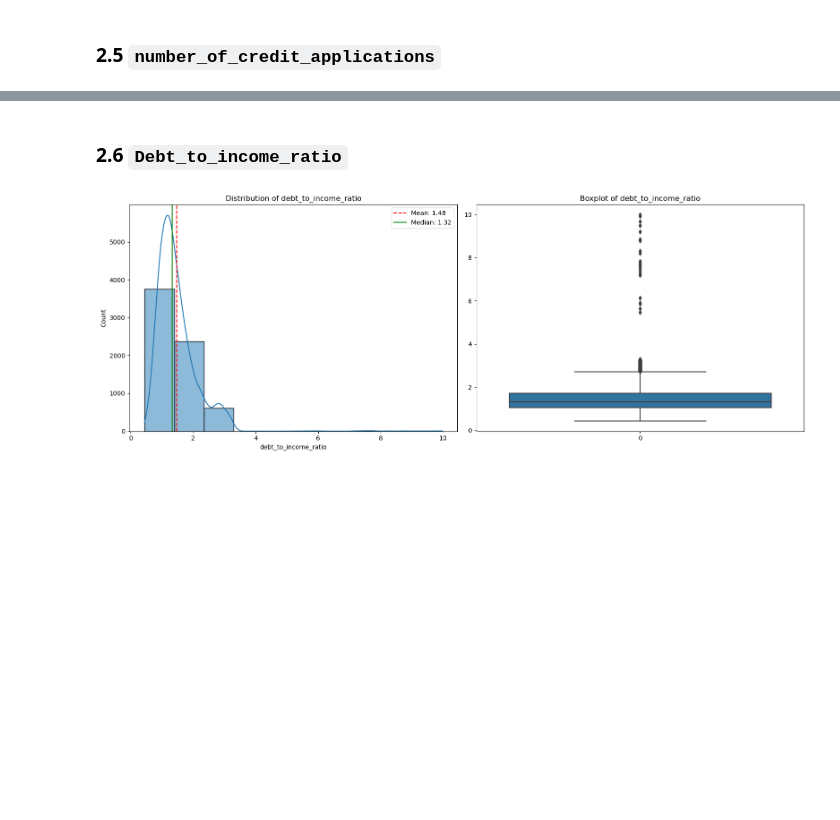
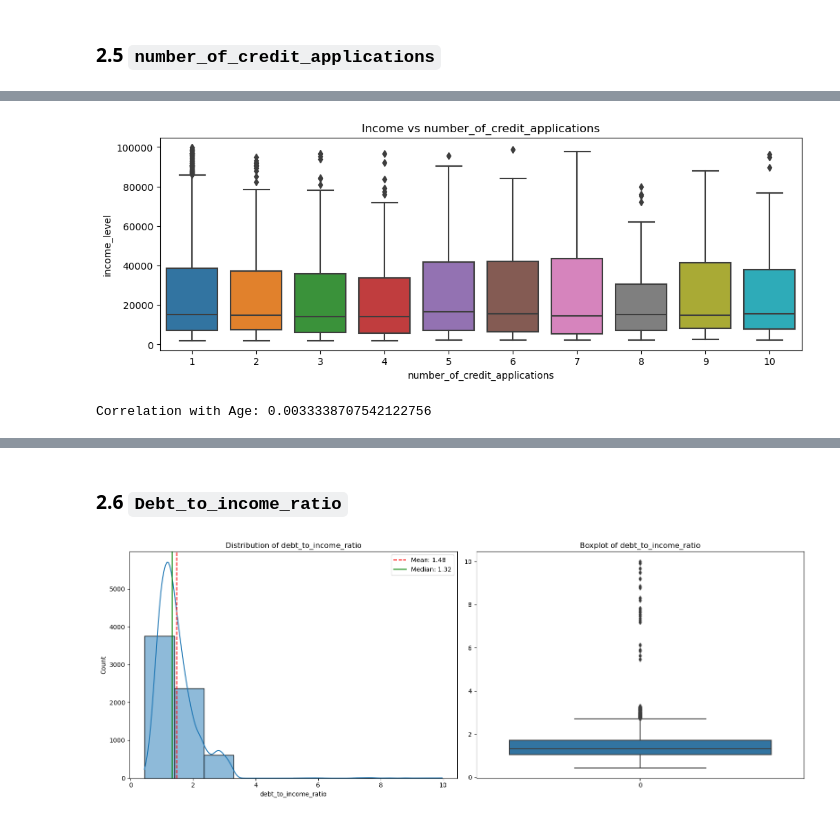
Before and after one commit to hchamikadilshan/CreditRisk360-ISC2024, a Jupyter notebook: notebooks/4 - eda.ipynb, the cells around one changed output, grey strips where cells are left out. Saved outputs shown, nothing was run; the diff lists cells and outputs as text; code cells hidden in the pictures; blank space fills up the shorter version.

```diff
--- a/notebooks/4 - eda.ipynb
+++ b/notebooks/4 - eda.ipynb
@@ -268,0 +300,11 @@ plt.show()
+# %%
+plt.figure(figsize=(12, 4))
+sns.boxplot(x=data['number_of_credit_applications'], y=data['income_level'])
+plt.title("Income vs number_of_credit_applications")
+plt.show()
+
+correlation_age = data['number_of_credit_applications'].corr(data['income_level'])
+print("Correlation with Age:", correlation_age)
+# %% [output]
+[figure, added]
+Correlation with Age: 0.0033338707542122756
```
Also changed, not shown: parts of 32 cells of this notebook.
